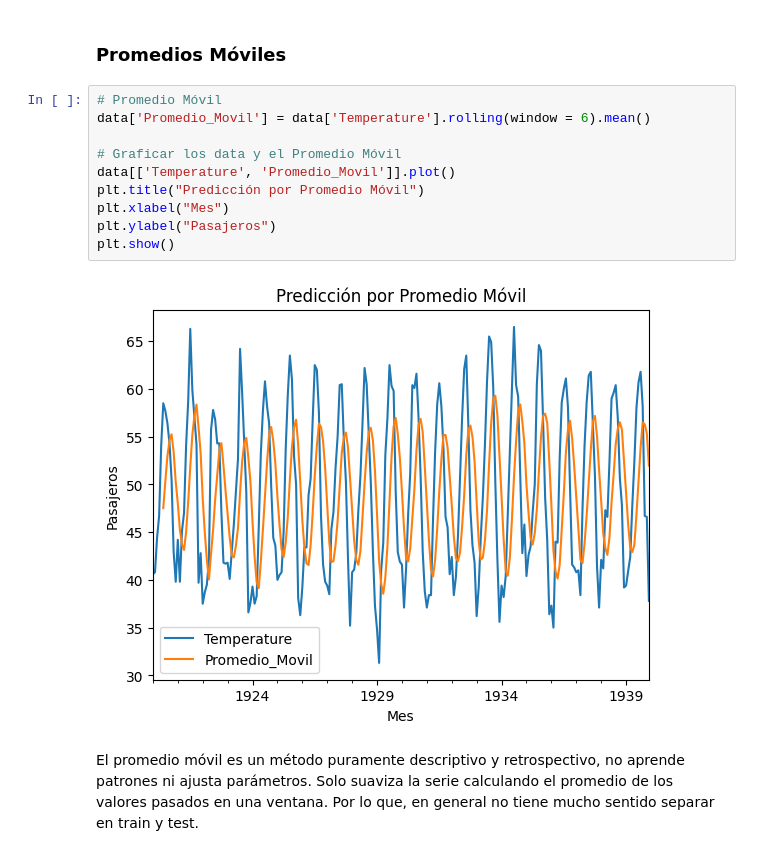
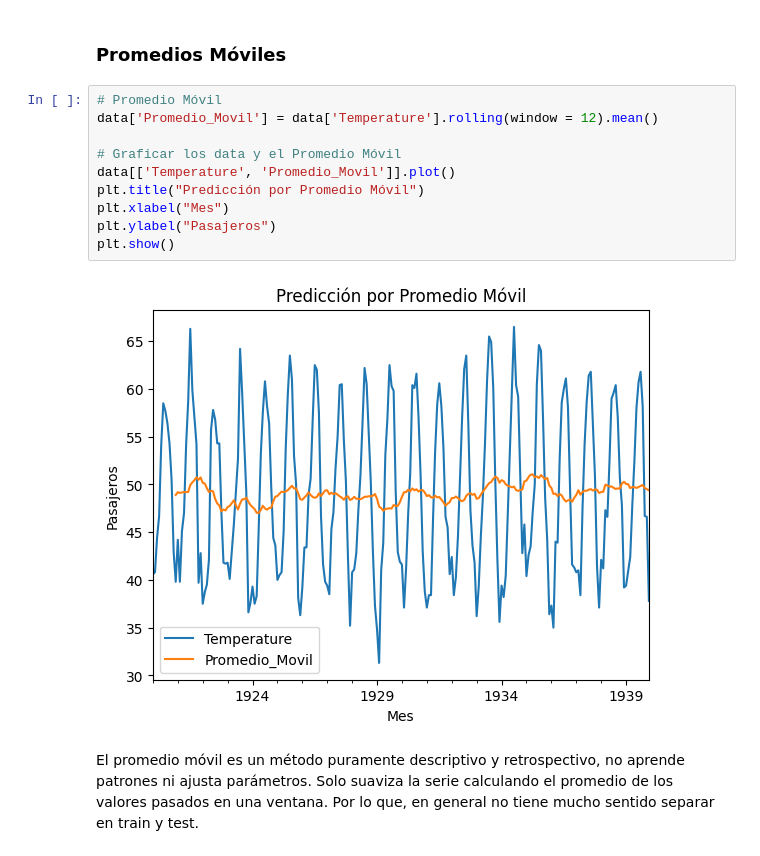
Before and after one commit to Fabiola-cc/Lab1_SeriesDeTiempo, a Jupyter notebook: ST_monthlyTemp.ipynb, the cells around one changed output. Cells and saved outputs as stored; diff of their text form.

```diff
--- a/ST_monthlyTemp.ipynb
+++ b/ST_monthlyTemp.ipynb
@@ -65,16 +55,16 @@ plt.show()
 ### Promedios Móviles
 # %%
 # Promedio Móvil
-data['Promedio_Movil'] = data['Temperature'].rolling(window = 6).mean()
+data['Promedio_Movil'] = data['Temperature'].rolling(window = 12).mean()
 
 # Graficar los data y el Promedio Móvil
 data[['Temperature', 'Promedio_Movil']].plot()
 plt.title("Predicción por Promedio Móvil")
 plt.xlabel("Mes")
 plt.ylabel("Pasajeros")
 plt.show()
 # %% [output]
-[figure, old version]
+[figure, new version]
 # %% [markdown]
 El promedio móvil es un método puramente descriptivo y retrospectivo, no aprende patrones ni ajusta parámetros. Solo suaviza la serie calculando el promedio de los valores pasados en una ventana.
 Por lo que, en general no tiene mucho sentido separar en train y test.
```
Also changed, not shown: parts of 7 cells of this notebook, 1 other file.
